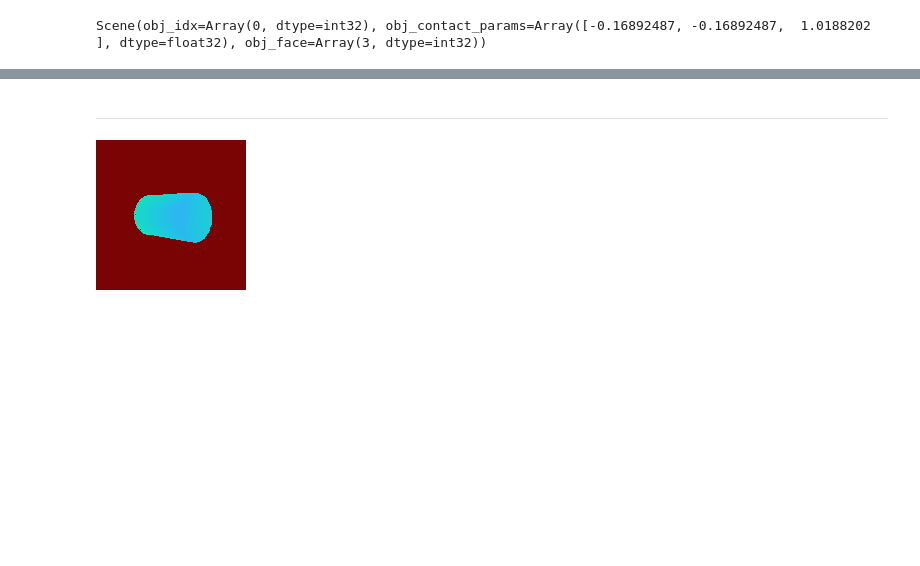
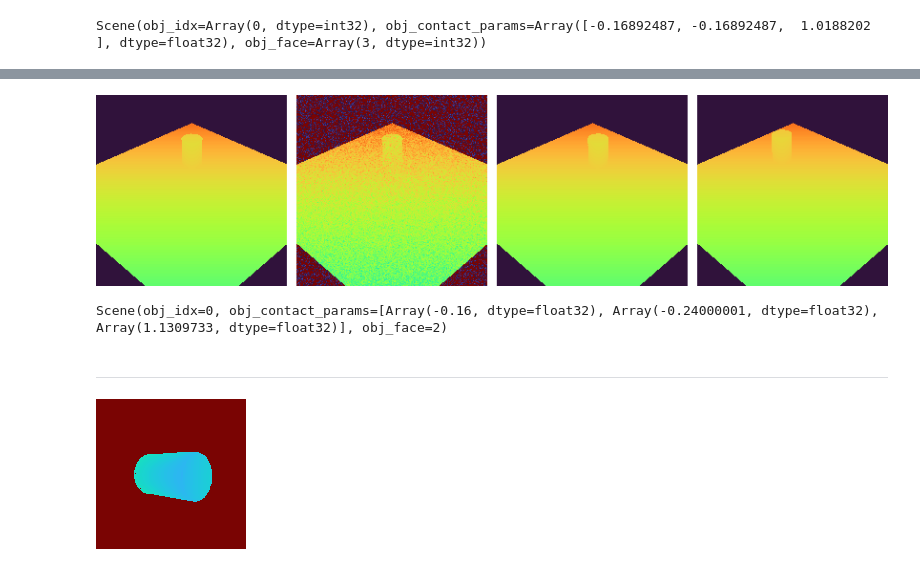
Before and after one commit to probcomp/bayes3d, a Jupyter notebook: experiments/sound_inference/sound_inference.ipynb, the cells around one changed output, grey strips where cells are left out. Saved outputs shown, nothing was run; the diff lists cells and outputs as text; code cells hidden in the pictures; blank space fills up the shorter version.

Commit message:
refactor and add sound coarse-to-fine

```diff
--- a/experiments/sound_inference/sound_inference.ipynb
+++ b/experiments/sound_inference/sound_inference.ipynb
@@ -181,5 +207,5 @@ def sound_fine_inference(obs, mx, my, mtheta, n_mc=3):
 # %%
-inferred_scene = sound_fine_inference(obs, mx=10, my=10, mtheta=5, n_mc=3)
+inferred_scene = sound_fine_inference(obs, mx=5, my=5, mtheta=5, n_mc=3)
 # %% [output]
 ..............................................................................................................................
 # %%
@@ -198,0 +225,20 @@ Scene(obj_idx=0, obj_contact_params=[Array(-0.19999999, dtype=float32), Array(-0
+# %%
+def sound_coarse_to_fine_inference(obs, mxs, mys, mthetas, n_mcs):
+    assert len(mxs) == len(mys) and len(mys) == len(mthetas)
+    obj_idxs, faces = range(len(MODEL_NAMES)), range(6)
+    x_range, y_range, t_range = (-TABLE_WID/4, TABLE_WID/4), (-TABLE_LEN/4, TABLE_LEN/4), (0, 2*jnp.pi)
+    for (mx, my, mt, n_mc) in zip(mxs, mys, mthetas, n_mcs):
+        full_scores = jnp.zeros((n_mc, len(obj_idxs), len(faces), mx*my*mt))
+        for i in range(n_mc):
+            print(f'grid: {mx} {my} {mt} {i}')
+            scores, grid = score_grid(obs, x_range, y_range, t_range, obj_idxs, faces, mx, my, mt)
+            full_scores = full_scores.at[i,...].set(scores)
+        scores = jax.scipy.special.logsumexp(full_scores, axis=0) - jnp.log(n_mc)
+        obj_idx, face, ix, iy, it = sample_from_scores(scores, len(obj_idxs), len(faces), mx, my, mt)
+        obj_idxs, faces = [obj_idxs[obj_idx]], [faces[face]]
+        x_range = (grid.x_grid[ix], grid.x_grid[ix+1])
+        y_range = (grid.y_grid[iy], grid.y_grid[iy+1])
+        t_range = (grid.t_grid[it], grid.t_grid[it+1])
+    return obj_idxs, faces, x_range, y_range, t_range
+# %%
+c2f_inf = sound_coarse_to_fine_inference(obs, mxs=(5,5), mys=(5,5), mthetas=(5,5), n_mcs=(2,2))
@@ -198,0 +254,19 @@ Scene(obj_idx=0, obj_contact_params=[Array(-0.19999999, dtype=float32), Array(-0
+# %%
+_obj_idx = c2f_inf[0][0]
+_dx = (c2f_inf[2][0] + c2f_inf[2][1])/2
+_dy = (c2f_inf[3][0] + c2f_inf[3][1])/2
+_dt = (c2f_inf[4][0] + c2f_inf[4][1])/2
+_face = c2f_inf[1][0]
+c2f_scene = Scene(_obj_idx, [_dx, _dy, _dt], _face)
+# %%
+c2f_img = render_scene(c2f_scene, renderer, cam_pose)
+j.hstack_images([j.get_depth_image(gt_img[:,:,2], max=3.0),
+                 j.get_depth_image(obs[:,:,2], max=3.0),
+                 j.get_depth_image(inf_img[:,:,2], max=3.0),
+                 j.get_depth_image(c2f_img[:,:,2], max=3.0)])
+# %% [output]
+[figure, added]
+# %%
+c2f_scene
+# %% [output]
+Scene(obj_idx=0, obj_contact_params=[Array(-0.16, dtype=float32), Array(-0.24000001, dtype=float32), Array(1.1309733, dtype=float32)], obj_face=2)
```
Also changed, not shown: parts of 10 cells of this notebook.
